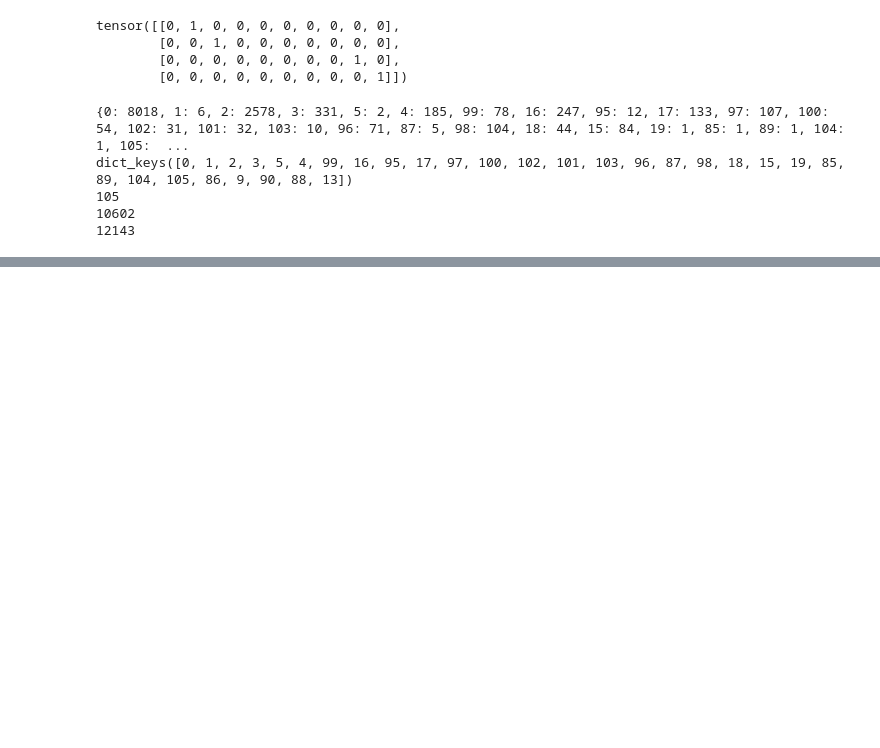
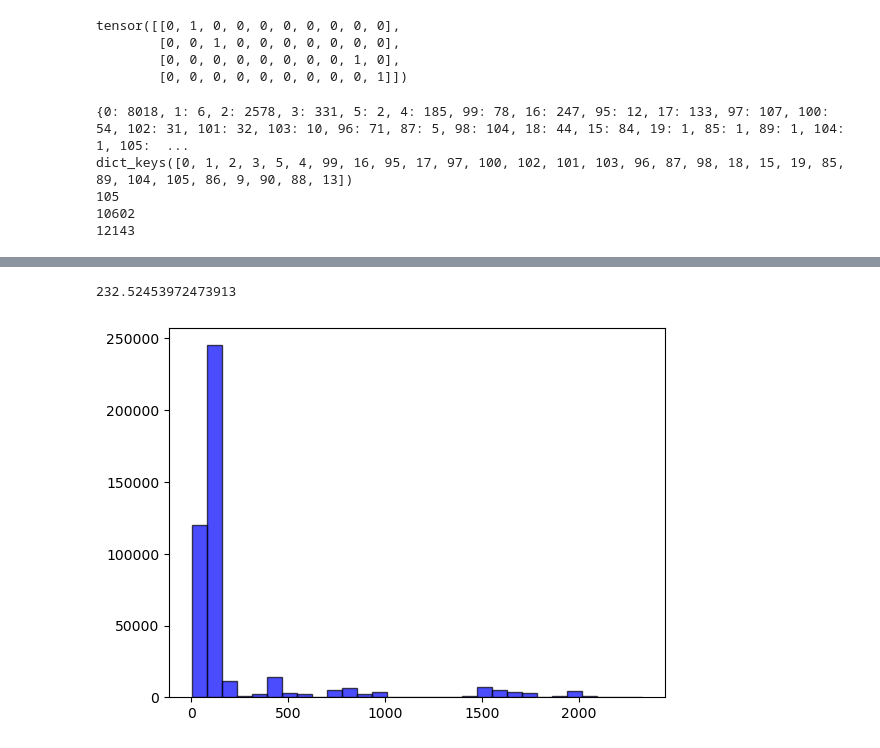
Before and after one commit to dakangaa/DeepTheft, a Jupyter notebook: test.ipynb, the cells around one changed output, grey strips where cells are left out. Drawn from its saved outputs; the diff is of its cells as text; code cells hidden in the pictures; blank space fills up the shorter version.

```diff
--- a/test.ipynb
+++ b/test.ipynb
@@ -248,0 +287,7 @@ dict_keys([0, 1, 2, 3, 5, 4, 99, 16, 95, 17, 97, 100, 102, 101, 103, 96, 87, 98,
+# %%
+import matplotlib.pyplot as plt
+plt.hist(trace_len, bins=30, color='blue', alpha=0.7, edgecolor='black')
+print(trace_len.mean())
+# %% [output]
+232.52453972473913
+[figure, added]
```
Also changed, not shown: parts of 2 cells of this notebook, 1 other file.
